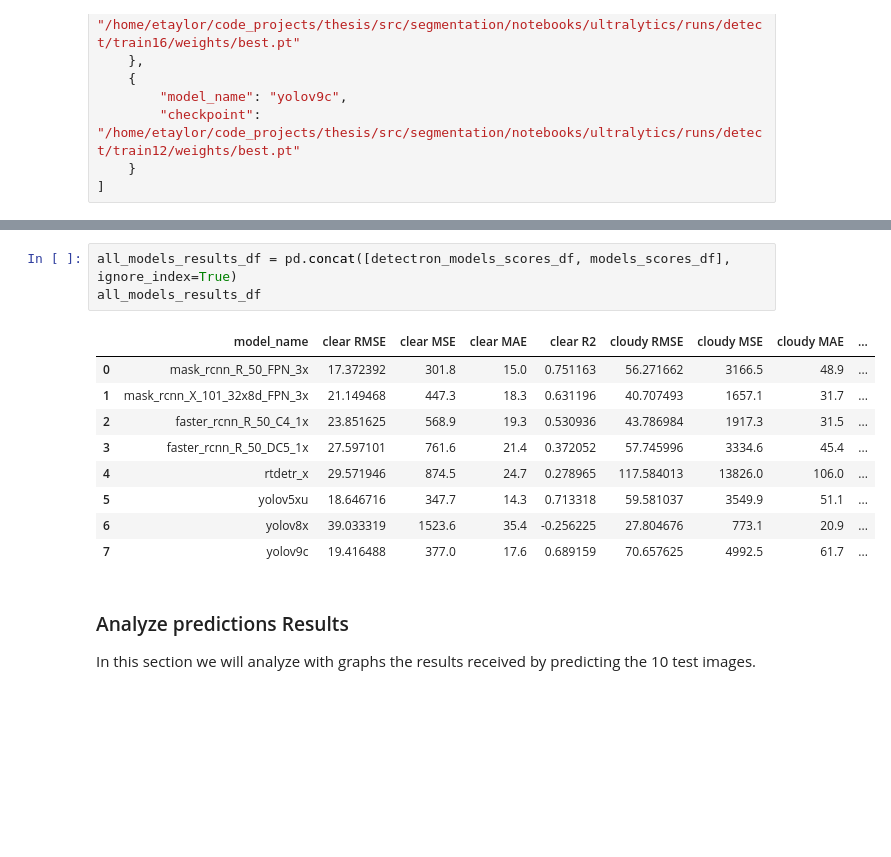
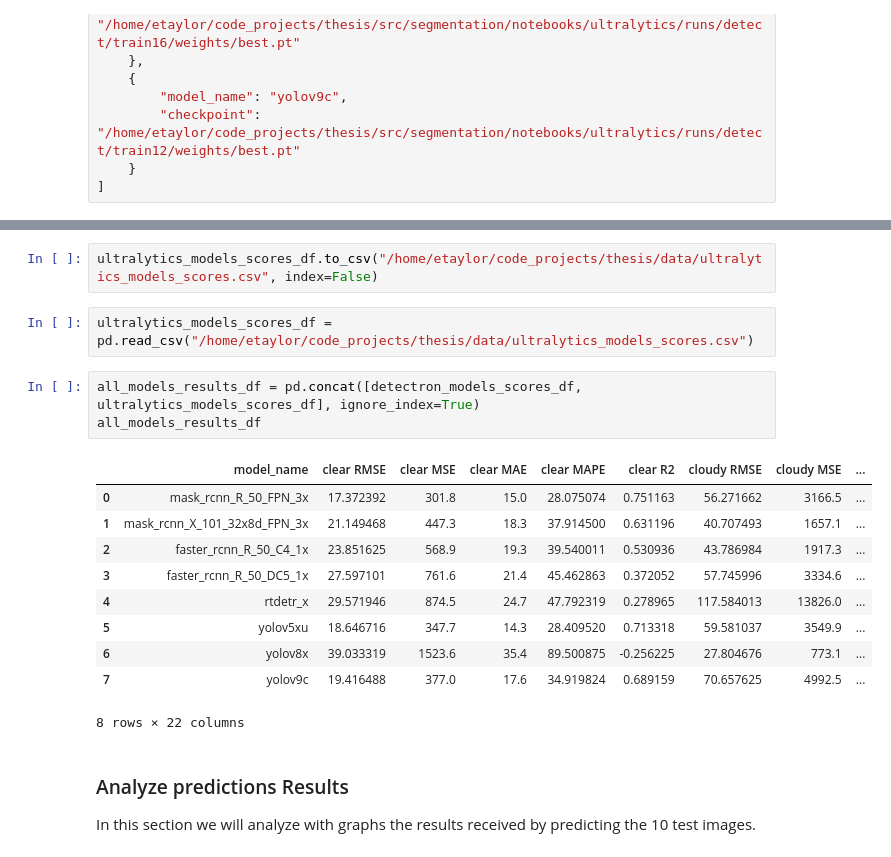
Before and after one commit to elorberb/thesis, a Jupyter notebook: src/segmentation/evaluation/compare_models_trichome_dist_prediction.ipynb, the cells around one changed output, grey strips where cells are left out. Drawn from its saved outputs; the diff is of its cells as text; blank space fills up the shorter version.

```diff
--- a/src/segmentation/evaluation/compare_models_trichome_dist_prediction.ipynb
+++ b/src/segmentation/evaluation/compare_models_trichome_dist_prediction.ipynb
@@ -449,16 +491,21 @@ Predicting image IMG_0058
+# %%
+ultralytics_models_scores_df.to_csv("/home/etaylor/code_projects/thesis/data/ultralytics_models_scores.csv", index=False)
+# %%
+ultralytics_models_scores_df = pd.read_csv("/home/etaylor/code_projects/thesis/data/ultralytics_models_scores.csv")
 # %%
-all_models_results_df = pd.concat([detectron_models_scores_df, models_scores_df], ignore_index=True)
+all_models_results_df = pd.concat([detectron_models_scores_df, ultralytics_models_scores_df], ignore_index=True)
 all_models_results_df
 # %% [output]
-|  | model_name | clear RMSE | clear MSE | clear MAE | clear R2 | cloudy RMSE | cloudy MSE | cloudy MAE | ... |
-| 0 | mask_rcnn_R_50_FPN_3x | 17.372392 | 301.8 | 15.0 | 0.751163 | 56.271662 | 3166.5 | 48.9 | ... |
-| 1 | mask_rcnn_X_101_32x8d_FPN_3x | 21.149468 | 447.3 | 18.3 | 0.631196 | 40.707493 | 1657.1 | 31.7 | ... |
-| 2 | faster_rcnn_R_50_C4_1x | 23.851625 | 568.9 | 19.3 | 0.530936 | 43.786984 | 1917.3 | 31.5 | ... |
-| 3 | faster_rcnn_R_50_DC5_1x | 27.597101 | 761.6 | 21.4 | 0.372052 | 57.745996 | 3334.6 | 45.4 | ... |
-| 4 | rtdetr_x | 29.571946 | 874.5 | 24.7 | 0.278965 | 117.584013 | 13826.0 | 106.0 | ... |
-| 5 | yolov5xu | 18.646716 | 347.7 | 14.3 | 0.713318 | 59.581037 | 3549.9 | 51.1 | ... |
-| 6 | yolov8x | 39.033319 | 1523.6 | 35.4 | -0.256225 | 27.804676 | 773.1 | 20.9 | ... |
-| 7 | yolov9c | 19.416488 | 377.0 | 17.6 | 0.689159 | 70.657625 | 4992.5 | 61.7 | ... |
+|  | model_name | clear RMSE | clear MSE | clear MAE | clear MAPE | clear R2 | cloudy RMSE | cloudy MSE | ... |
+| 0 | mask_rcnn_R_50_FPN_3x | 17.372392 | 301.8 | 15.0 | 28.075074 | 0.751163 | 56.271662 | 3166.5 | ... |
+| 1 | mask_rcnn_X_101_32x8d_FPN_3x | 21.149468 | 447.3 | 18.3 | 37.914500 | 0.631196 | 40.707493 | 1657.1 | ... |
+| 2 | faster_rcnn_R_50_C4_1x | 23.851625 | 568.9 | 19.3 | 39.540011 | 0.530936 | 43.786984 | 1917.3 | ... |
+| 3 | faster_rcnn_R_50_DC5_1x | 27.597101 | 761.6 | 21.4 | 45.462863 | 0.372052 | 57.745996 | 3334.6 | ... |
+| 4 | rtdetr_x | 29.571946 | 874.5 | 24.7 | 47.792319 | 0.278965 | 117.584013 | 13826.0 | ... |
+| 5 | yolov5xu | 18.646716 | 347.7 | 14.3 | 28.409520 | 0.713318 | 59.581037 | 3549.9 | ... |
+| 6 | yolov8x | 39.033319 | 1523.6 | 35.4 | 89.500875 | -0.256225 | 27.804676 | 773.1 | ... |
+| 7 | yolov9c | 19.416488 | 377.0 | 17.6 | 34.919824 | 0.689159 | 70.657625 | 4992.5 | ... |
+8 rows × 22 columns
 # %% [markdown]
 ### Analyze predictions Results
 In this section we will analyze with graphs the results received by predicting the 10 test images.
```
Also changed, not shown: parts of 10 cells of this notebook, 23 other files.
